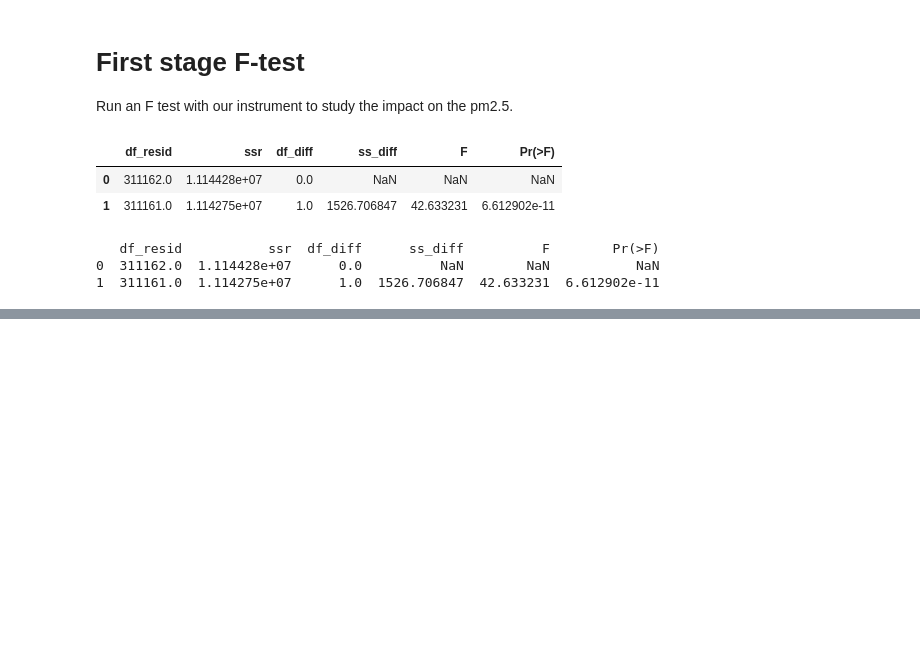
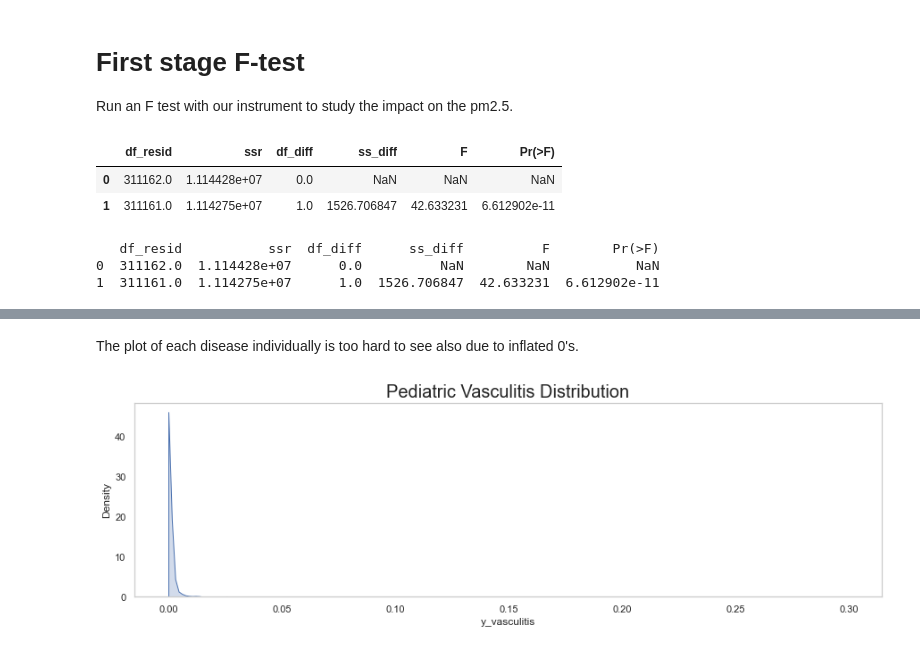
Before and after one commit to mattslyons/JLPS_capstone_project, a Jupyter notebook: modeling/2sls_tj_v5.ipynb, the cells around one changed output, grey strips where cells are left out. Cells and saved outputs as stored; diff of their text form; code cells hidden in the pictures; blank space fills up the shorter version.

```diff
--- a/modeling/2sls_tj_v5.ipynb
+++ b/modeling/2sls_tj_v5.ipynb
@@ -463,0 +480,11 @@ print(anovaResults)
+# %% [markdown]
+The plot of each disease individually is too hard to see also due to inflated 0's.
+# %%
+sns.set(rc = {'figure.figsize':(15,4)})
+sns.set_style("whitegrid", {'axes.grid' : False})
+
+sns.kdeplot(data=df, x="y_vasculitis", bw_adjust=.8, fill=True)\
+  .set_title("Pediatric Vasculitis Distribution", size=20)
+print('')
+# %% [output]
+[figure, added]
```
Also changed, not shown: parts of 16 cells of this notebook.
